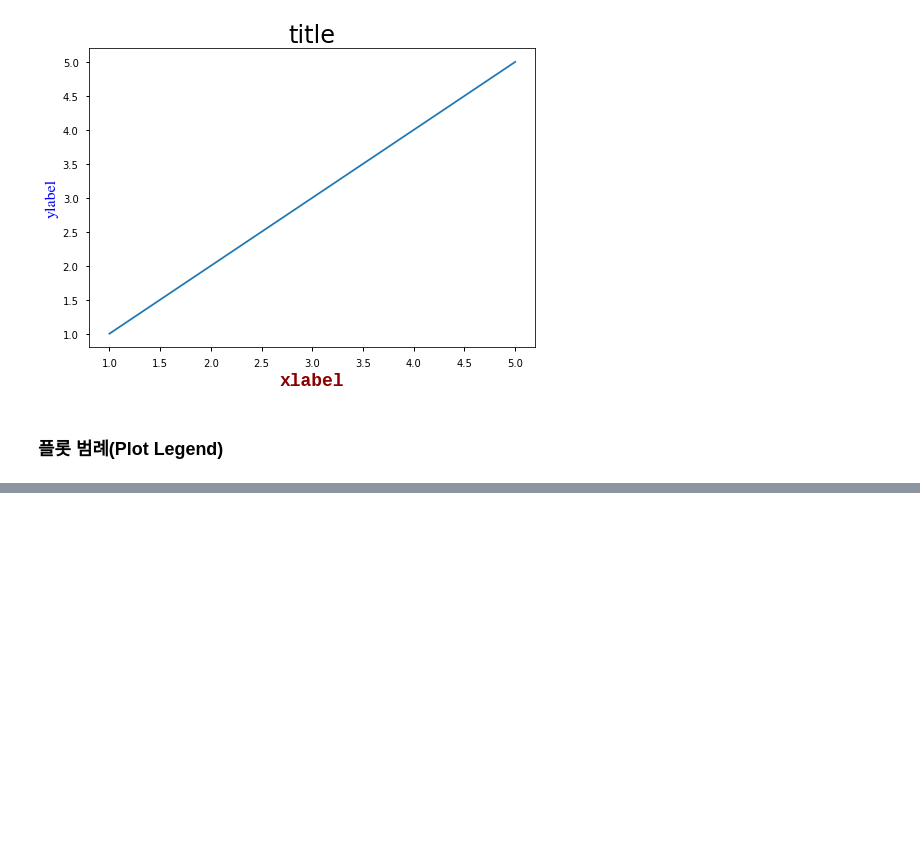
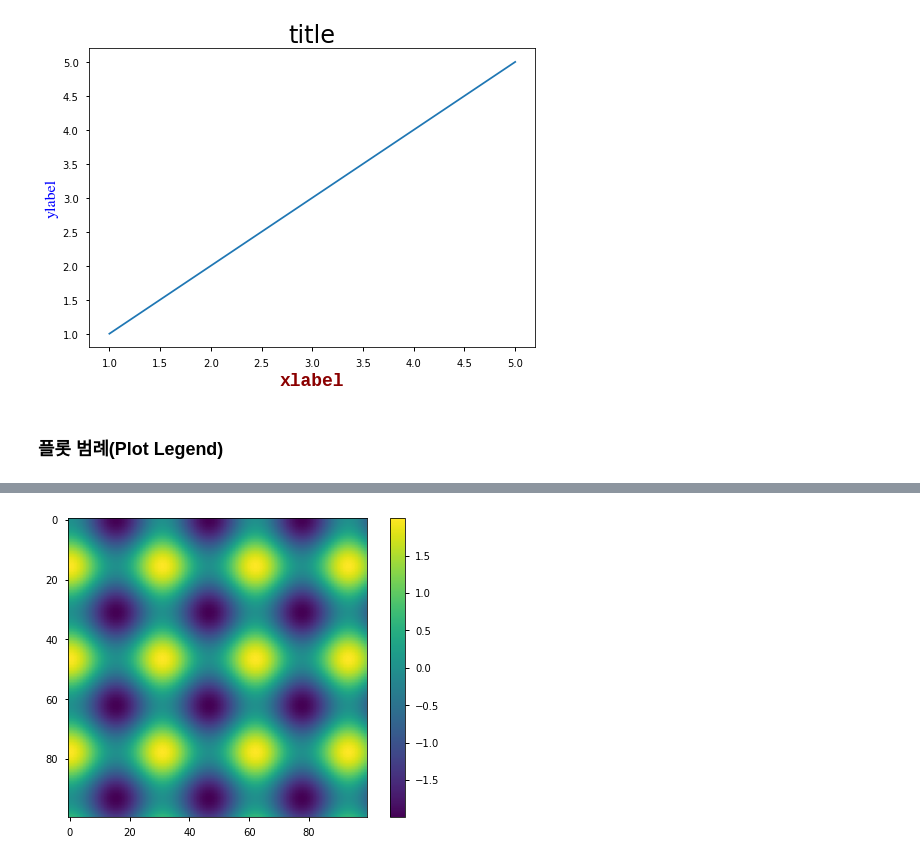
Before and after one commit to kksonge/cakd3_review, a Jupyter notebook: Matplotlib.ipynb, the cells around one changed output, grey strips where cells are left out. Cells and saved outputs as stored; diff of their text form; code cells hidden in the pictures; blank space fills up the shorter version.

```diff
--- a/Matplotlib.ipynb
+++ b/Matplotlib.ipynb
@@ -242,0 +228,8 @@ array([[ 0.        ],
+# %%
+x = np.linspace(0, 20, 100)
+I = np.cos(x) - np.cos(x[:, np.newaxis])
+
+plt.imshow(I)
+plt.colorbar();
+# %% [output]
+[figure, added]
```
Also changed, not shown: parts of 61 cells of this notebook.
